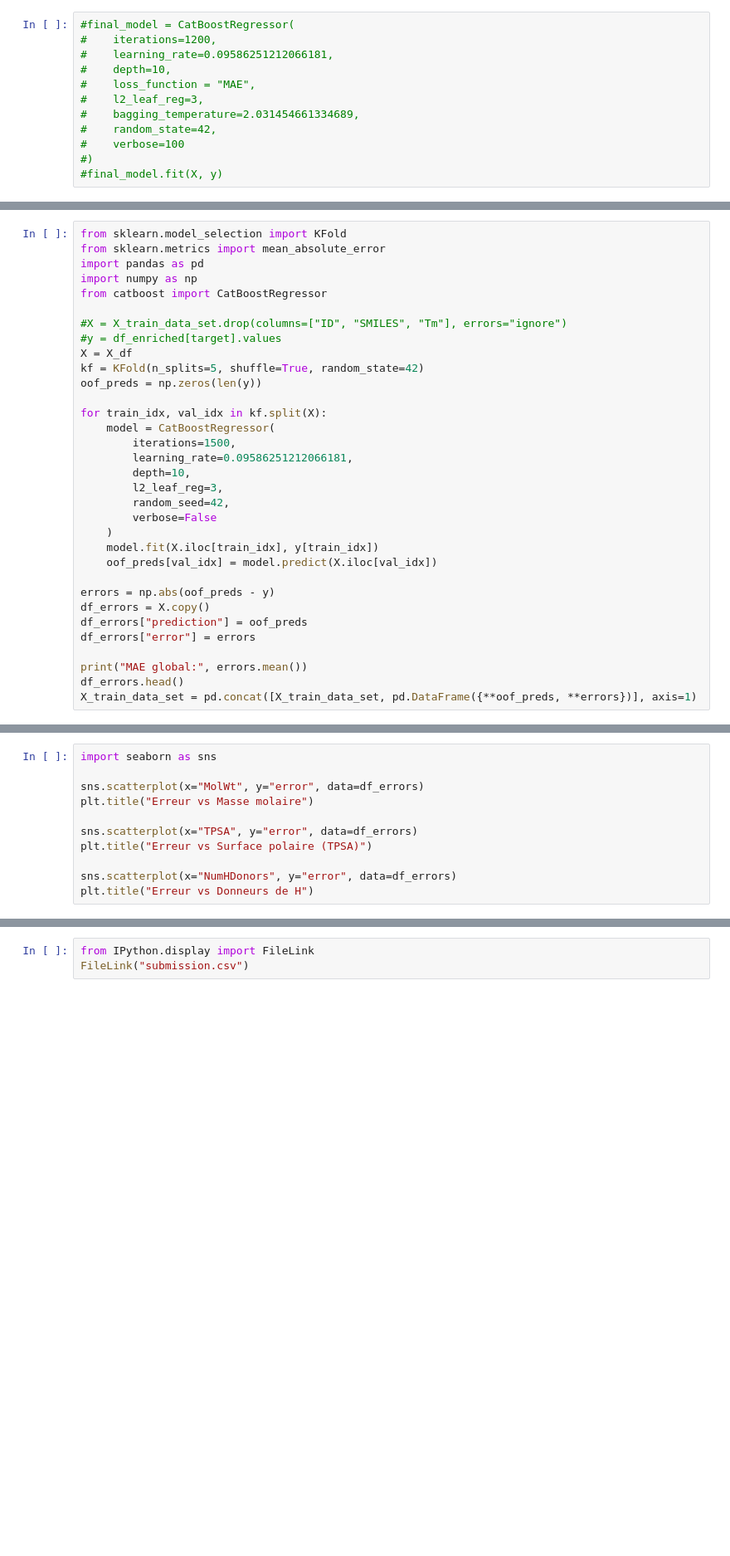
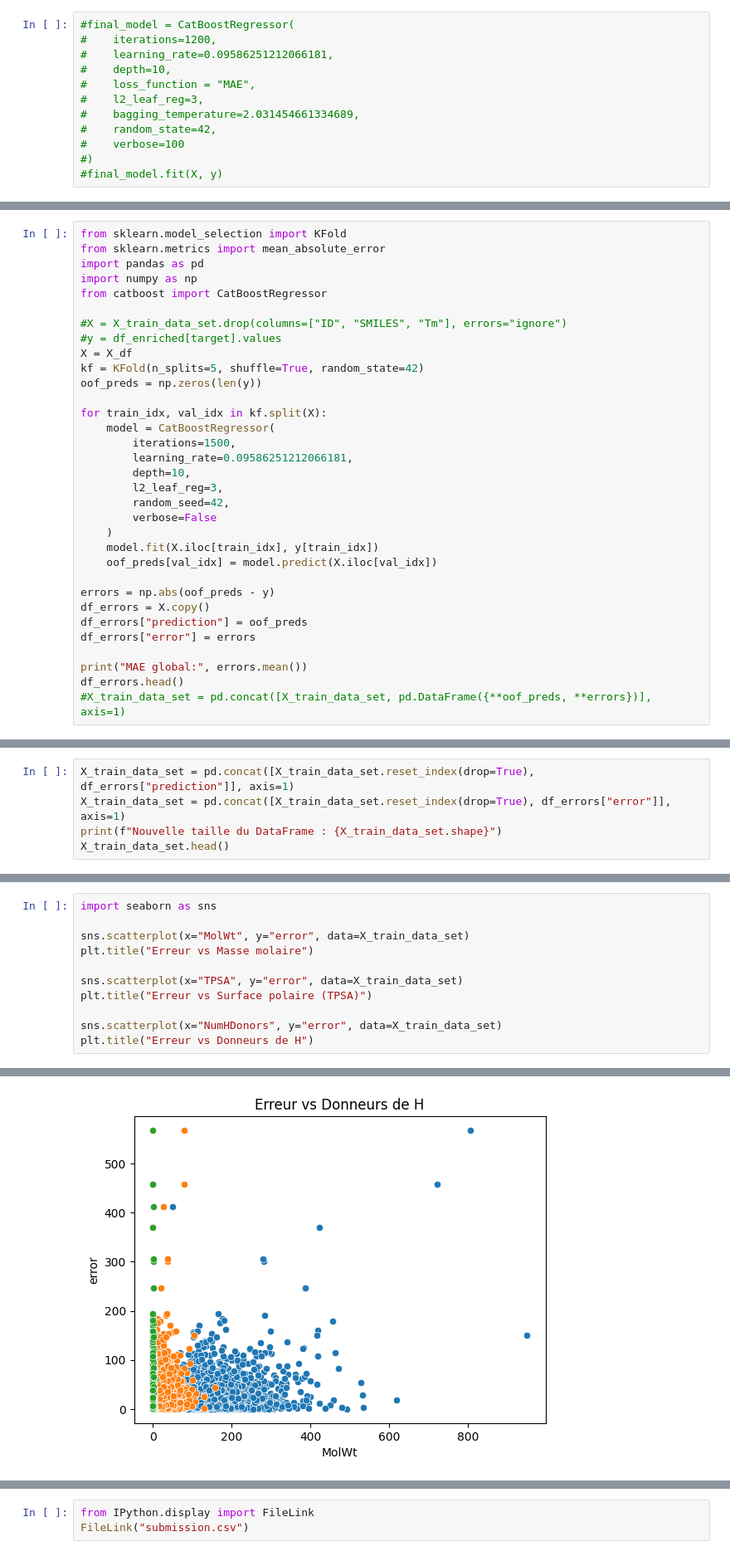
Before and after one commit to DragonSaam/Melting-Point, a Jupyter notebook: melting-point.ipynb, the cells around one changed output, grey strips where cells are left out. Shown at 83% size. Cells and saved outputs as stored; diff of their text form; blank space fills up the shorter version.

```diff
--- a/melting-point.ipynb
+++ b/melting-point.ipynb
@@ -421,5 +415,5 @@ df_errors["error"] = errors
 
 print("MAE global:", errors.mean())
 df_errors.head()
-X_train_data_set = pd.concat([X_train_data_set, pd.DataFrame({**oof_preds, **errors})], axis=1)
+#X_train_data_set = pd.concat([X_train_data_set, pd.DataFrame({**oof_preds, **errors})], axis=1)
 # %% [output]
@@ -426,0 +428,5 @@ CatBoostError: catboost/libs/data/features_layout.cpp:124: All feature names sho
+# %%
+X_train_data_set = pd.concat([X_train_data_set.reset_index(drop=True), df_errors["prediction"]], axis=1)
+X_train_data_set = pd.concat([X_train_data_set.reset_index(drop=True), df_errors["error"]], axis=1)
+print(f"Nouvelle taille du DataFrame : {X_train_data_set.shape}")
+X_train_data_set.head()
@@ -454,11 +511,12 @@ print(correlations.head(20))
 # %%
 import seaborn as sns
 
-sns.scatterplot(x="MolWt", y="error", data=df_errors)
+sns.scatterplot(x="MolWt", y="error", data=X_train_data_set)
 plt.title("Erreur vs Masse molaire")
 
-sns.scatterplot(x="TPSA", y="error", data=df_errors)
+sns.scatterplot(x="TPSA", y="error", data=X_train_data_set)
 plt.title("Erreur vs Surface polaire (TPSA)")
 
-sns.scatterplot(x="NumHDonors", y="error", data=df_errors)
+sns.scatterplot(x="NumHDonors", y="error", data=X_train_data_set)
 plt.title("Erreur vs Donneurs de H")
+# %% [output]
@@ -465 +524,2 @@ plt.title("Erreur vs Donneurs de H")
+[figure, added]
 # %%
```
Also changed, not shown: parts of 12 cells of this notebook.
